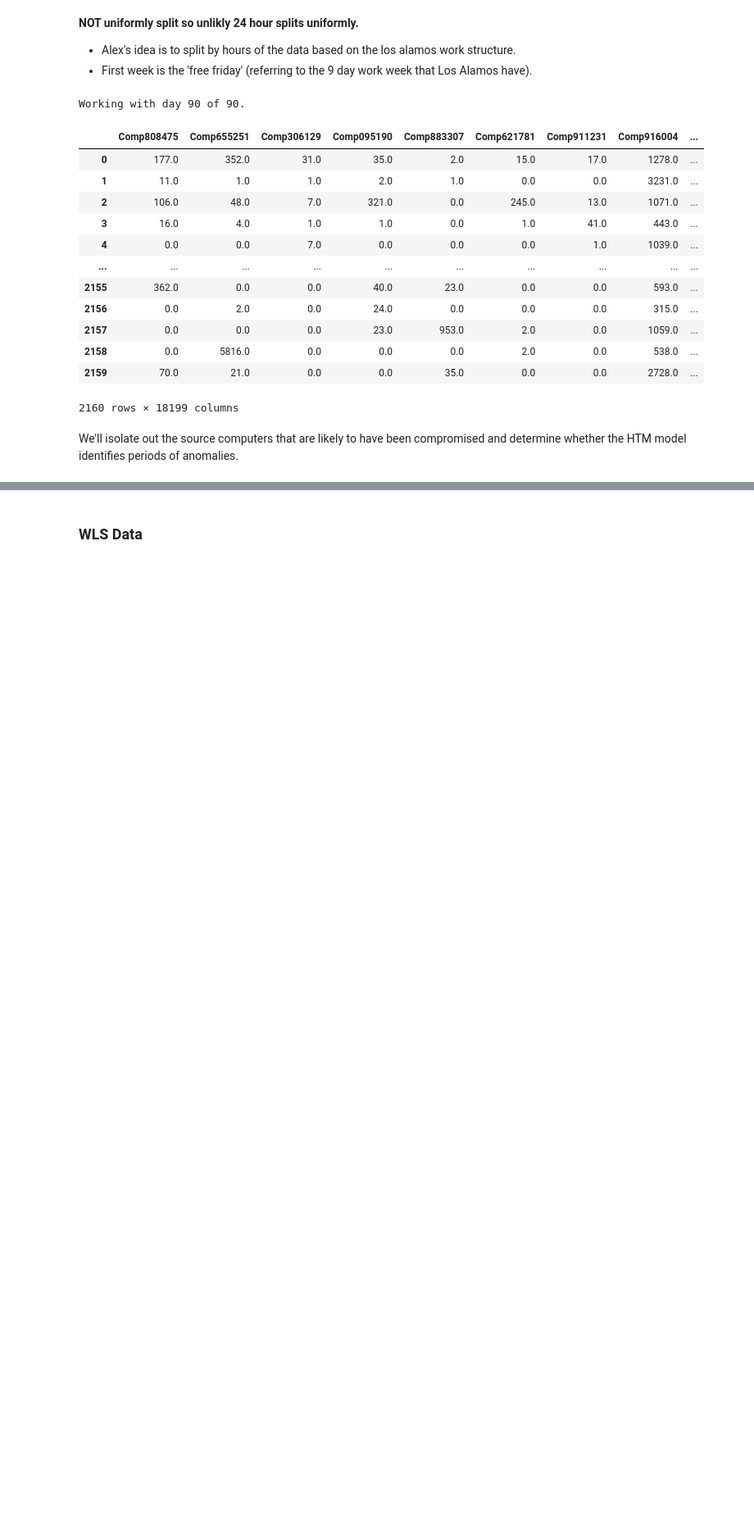
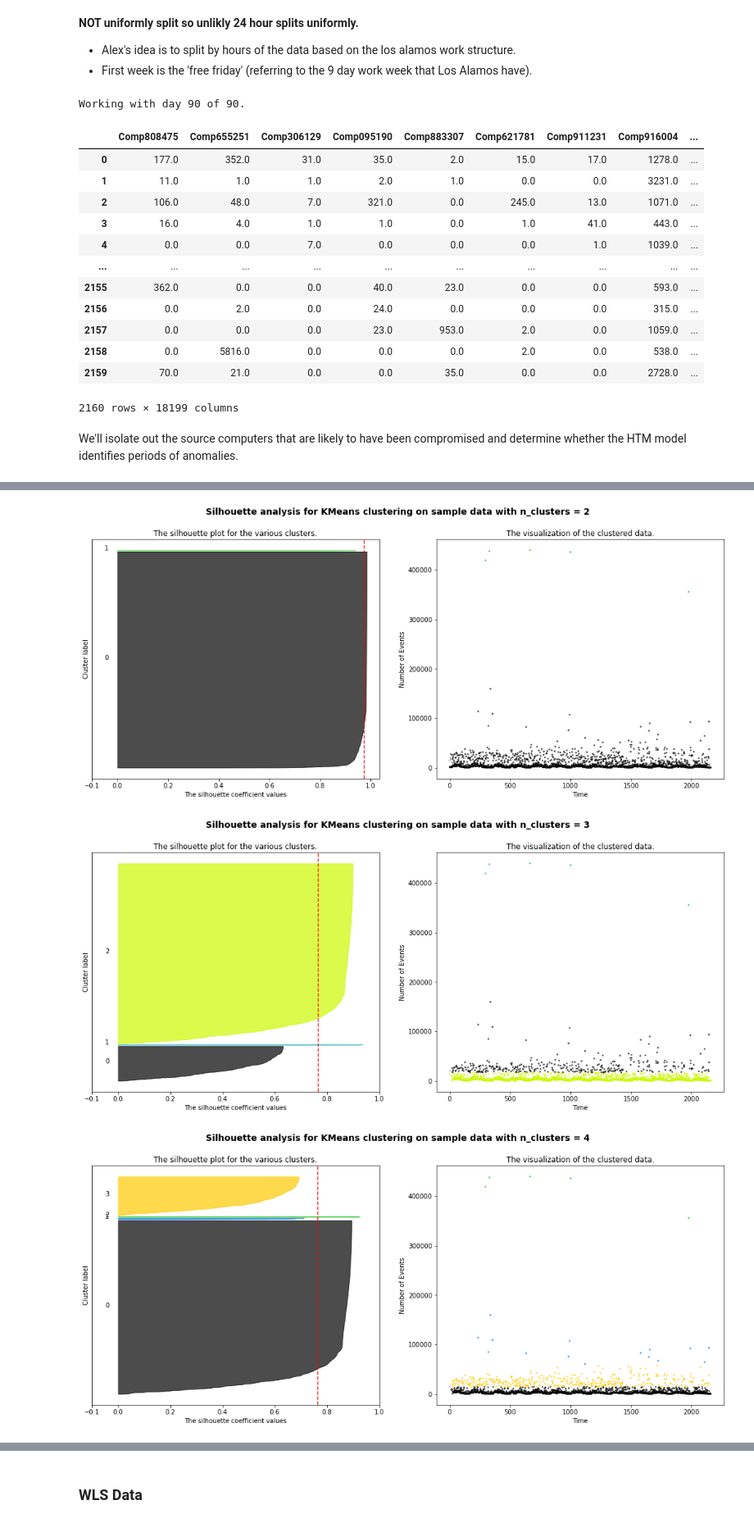
Before and after one commit to gabejg/Advanced-Cyber-Analytics-for-Attack-Detection, a Jupyter notebook: Matt/Data Evaluation.ipynb, the cells around one changed output, grey strips where cells are left out. Shown at 82% size. Drawn from its saved outputs; the diff is of its cells as text; code cells hidden in the pictures; blank space fills up the shorter version.

Commit message:
Isolation Forest and KMeans Progress

```diff
--- a/Matt/Data Evaluation.ipynb
+++ b/Matt/Data Evaluation.ipynb
@@ -649,0 +673,2 @@ rt_degrees.iloc[:, 0:10]
+# %%
+easrt_degrees = rt_degrees.iloc[:, 0]
@@ -649,0 +677,72 @@ rt_degrees.iloc[:, 0:10]
+# %%
+no_clusters = [2,3,4,5,6,7,8,10,16,24]
+
+for n_c in no_clusters:
+    fig, (ax1, ax2) = plt.subplots(1, 2)
+    fig.set_size_inches(18, 7)
+
+    clusterer = KMeans(n_clusters=n_c, random_state=10)
+    cluster_labels = clusterer.fit_predict(np.array(easrt_degrees).reshape(-1, 1))
+
+    silhouette_avg = silhouette_score(np.array(easrt_degrees).reshape(-1,1), cluster_labels)
+    print("For n_clusters =", n_c,
+          "The average silhouette_score is :", silhouette_avg)
+
+    sample_silhouette_values = silhouette_samples(np.array(easrt_degrees).reshape(-1,1), cluster_labels)
+
+    y_lower = 10
+
+    for i in range(n_c):
+        # Aggregate the silhouette scores for samples belonging to
+        # cluster i, and sort them
+        ith_cluster_silhouette_values = \
+            sample_silhouette_values[cluster_labels == i]
+
+        ith_cluster_silhouette_values.sort()
+
+        size_cluster_i = ith_cluster_silhouette_values.shape[0]
+        y_upper = y_lower + size_cluster_i
+
+        color = cm.nipy_spectral(float(i) / n_c)
+        ax1.fill_betweenx(np.arange(y_lower, y_upper),
+                          0, ith_cluster_silhouette_values,
+                          facecolor=color, edgecolor=color, alpha=0.7)
+
+        # Label the silhouette plots with their cluster numbers at the middle
+        ax1.text(-0.05, y_lower + 0.5 * size_cluster_i, str(i))
+
+        # Compute the new y_lower for next plot
+        y_lower = y_upper + 10  # 10 for the 0 samples
+
+    ax1.set_title("The silhouette plot for the various clusters.")
+    ax1.set_xlabel("The silhouette coefficient values")
+    ax1.set_ylabel("Cluster label")
+
+    # The vertical line for average silhouette score of all the values
+    ax1.axvline(x=silhouette_avg, color="red", linestyle="--")
+
+    ax1.set_yticks([])  # Clear the yaxis labels / ticks
+    ax1.set_xticks([-0.1, 0, 0.2, 0.4, 0.6, 0.8, 1])
+
+    # 2nd Plot showing the actual clusters formed
+    colors = cm.nipy_spectral(cluster_labels.astype(float) / n_c)
+    ax2.scatter(easrt_degrees.index, easrt_degrees, marker='.', s=30, lw=0, alpha=0.7,
+                c=colors, edgecolor='k')
+
+    # Labeling the clusters
+    centers = clusterer.cluster_centers_
+
+    # Draw white circles at cluster centers
+    ax2.plot(centers[:, 0],  marker='o',
+                c="white", alpha=1)
+
+    ax2.set_title("The visualization of the clustered data.")
+    ax2.set_xlabel("Time")
+    ax2.set_ylabel("Number of Events")
+
+    plt.suptitle(("Silhouette analysis for KMeans clustering on sample data "
+                  "with n_clusters = %d" % n_c),
+                 fontsize=14, fontweight='bold')
+
+plt.show()
+# %% [output]
@@ -649,0 +759,3 @@ rt_degrees.iloc[:, 0:10]
+[figure, added]
+[figure, added]
+[figure, added]
```
Also changed, not shown: parts of 64 cells of this notebook, 7 other files.
